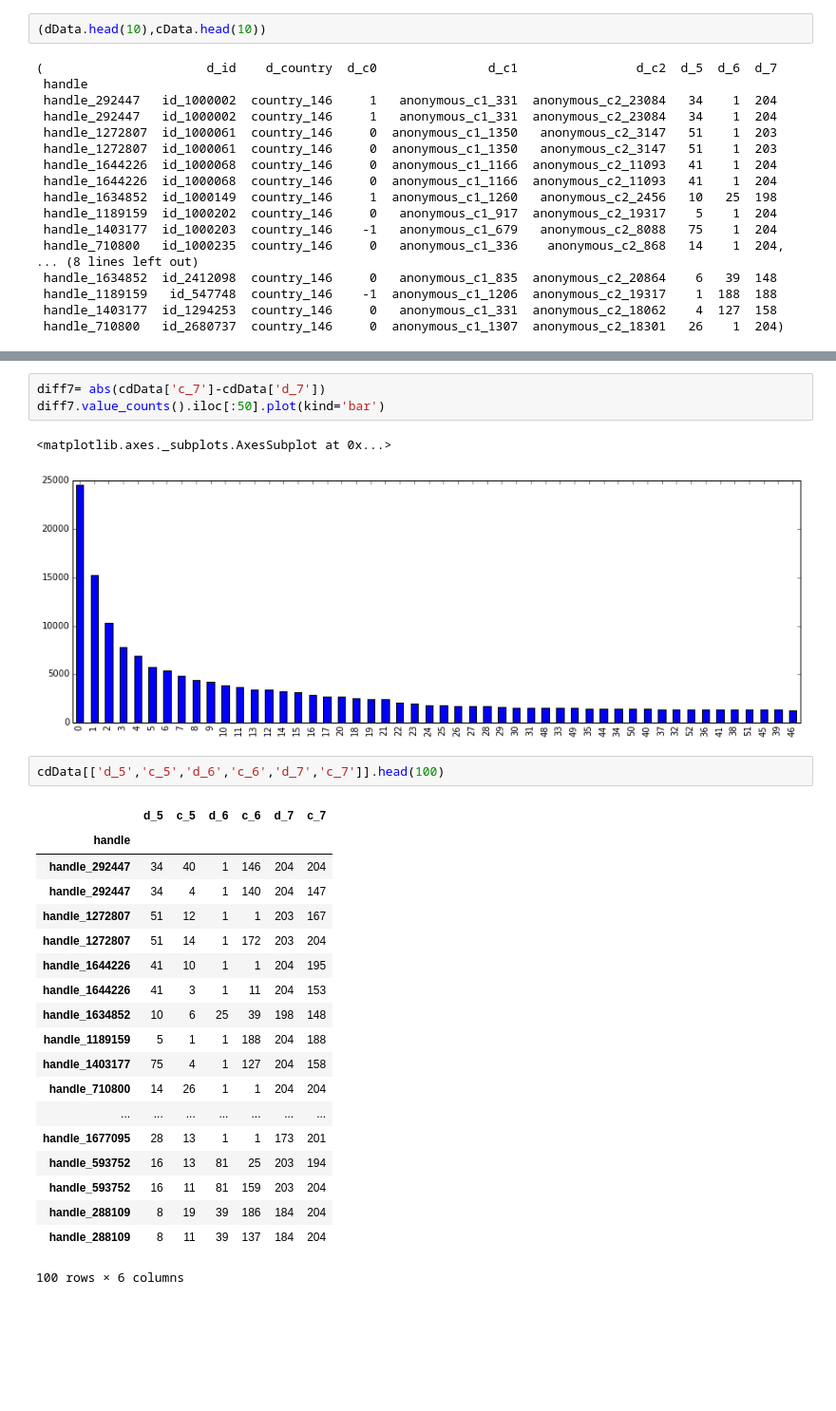
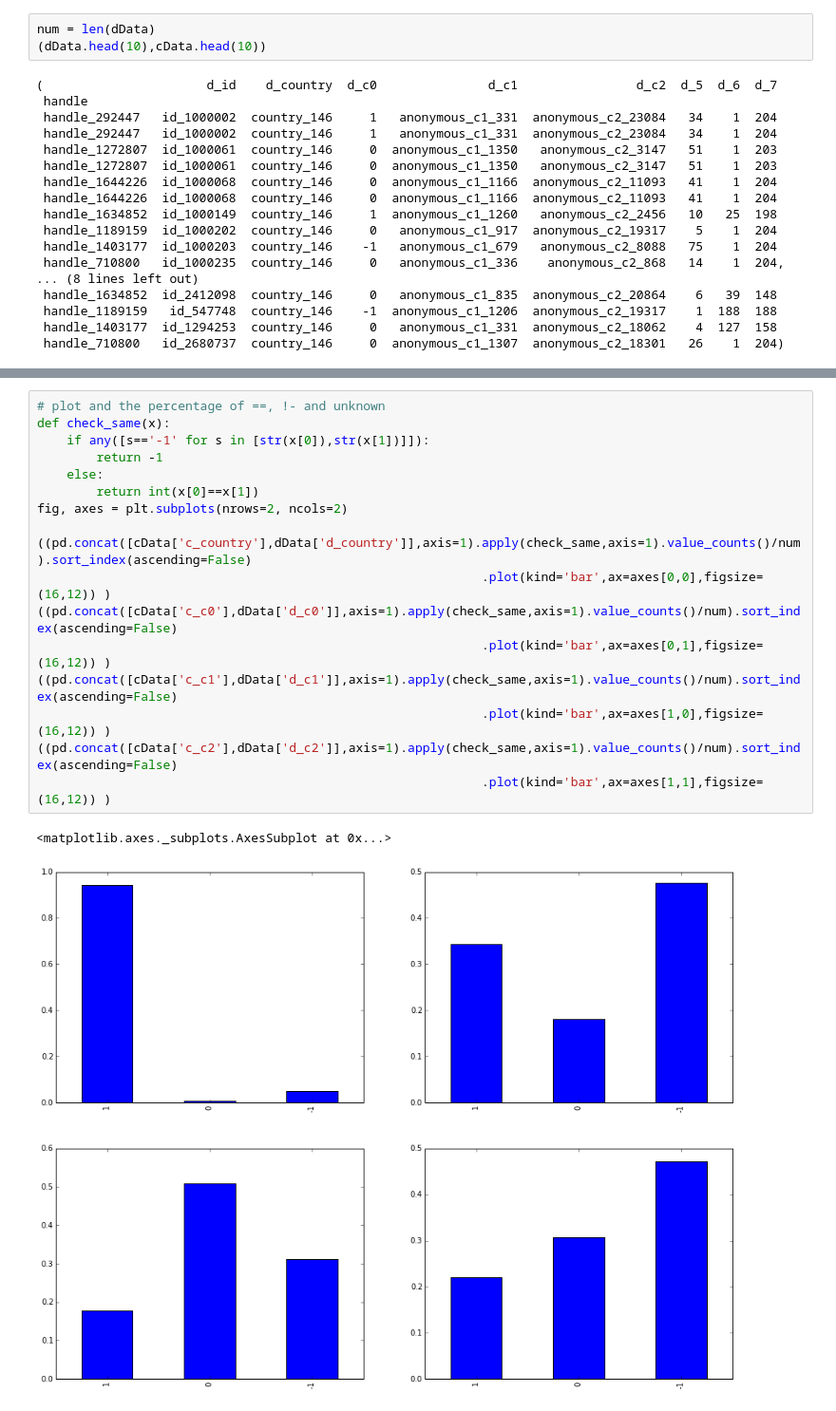
Before and after one commit to kagglejoint/draw_bridge, a Jupyter notebook: testCode.ipynb, the cells around one changed output, grey strips where cells are left out. Shown at 95% size. Drawn from its saved outputs; the diff is of its cells as text; blank space fills up the shorter version.

```diff
--- a/testCode.ipynb
+++ b/testCode.ipynb
@@ -12,6 +12,7 @@ plt.rcParams['figure.figsize'] = (15, 5)
 # %%
 dData,cData = utils.readDB()
 # %%
+num = len(dData)
 (dData.head(10),cData.head(10))
 # %% [output]
 (                      d_id    d_country  d_c0               d_c1                d_c2  d_5  d_6  d_7
@@ -46,28 +35,20 @@ abs(diff6).value_counts().iloc[:50].plot(kind='bar')
-# %%
-diff7= abs(cdData['c_7']-cdData['d_7'])
-diff7.value_counts().iloc[:50].plot(kind='bar')
-# %% [output]
-<matplotlib.axes._subplots.AxesSubplot at 0x...>
-[figure, removed]
-# %%
-cdData[['d_5','c_5','d_6','c_6','d_7','c_7']].head(100)
-# %% [output]
-|  | d_5 | c_5 | d_6 | c_6 | d_7 | c_7 |
-| handle |  |  |  |  |  |  |
-| handle_292447 | 34 | 40 | 1 | 146 | 204 | 204 |
-| handle_292447 | 34 | 4 | 1 | 140 | 204 | 147 |
-| handle_1272807 | 51 | 12 | 1 | 1 | 203 | 167 |
-| handle_1272807 | 51 | 14 | 1 | 172 | 203 | 204 |
-| handle_1644226 | 41 | 10 | 1 | 1 | 204 | 195 |
-| handle_1644226 | 41 | 3 | 1 | 11 | 204 | 153 |
-| handle_1634852 | 10 | 6 | 25 | 39 | 198 | 148 |
-| handle_1189159 | 5 | 1 | 1 | 188 | 204 | 188 |
-| handle_1403177 | 75 | 4 | 1 | 127 | 204 | 158 |
-| handle_710800 | 14 | 26 | 1 | 1 | 204 | 204 |
-| ... | ... | ... | ... | ... | ... | ... |
-| handle_1677095 | 28 | 13 | 1 | 1 | 173 | 201 |
-| handle_593752 | 16 | 13 | 81 | 25 | 203 | 194 |
-| handle_593752 | 16 | 11 | 81 | 159 | 203 | 204 |
-| handle_288109 | 8 | 19 | 39 | 186 | 184 | 204 |
-| handle_288109 | 8 | 11 | 39 | 137 | 184 | 204 |
-100 rows × 6 columns
+# %%
+# plot and the percentage of ==, !- and unknown
+def check_same(x):
+    if any([s=='-1' for s in [str(x[0]),str(x[1])]]):
+        return -1
+    else:
+        return int(x[0]==x[1])
+fig, axes = plt.subplots(nrows=2, ncols=2)
+
+((pd.concat([cData['c_country'],dData['d_country']],axis=1).apply(check_same,axis=1).value_counts()/num).sort_index(ascending=False)
+                                                            .plot(kind='bar',ax=axes[0,0],figsize=(16,12)) )
+((pd.concat([cData['c_c0'],dData['d_c0']],axis=1).apply(check_same,axis=1).value_counts()/num).sort_index(ascending=False)
+                                                            .plot(kind='bar',ax=axes[0,1],figsize=(16,12)) )
+((pd.concat([cData['c_c1'],dData['d_c1']],axis=1).apply(check_same,axis=1).value_counts()/num).sort_index(ascending=False)
+                                                            .plot(kind='bar',ax=axes[1,0],figsize=(16,12)) )
+((pd.concat([cData['c_c2'],dData['d_c2']],axis=1).apply(check_same,axis=1).value_counts()/num).sort_index(ascending=False)
+                                                            .plot(kind='bar',ax=axes[1,1],figsize=(16,12)) )
+# %% [output]
+<matplotlib.axes._subplots.AxesSubplot at 0x...>
+[figure, added]
```
Also changed, not shown: parts of 3 cells of this notebook.
